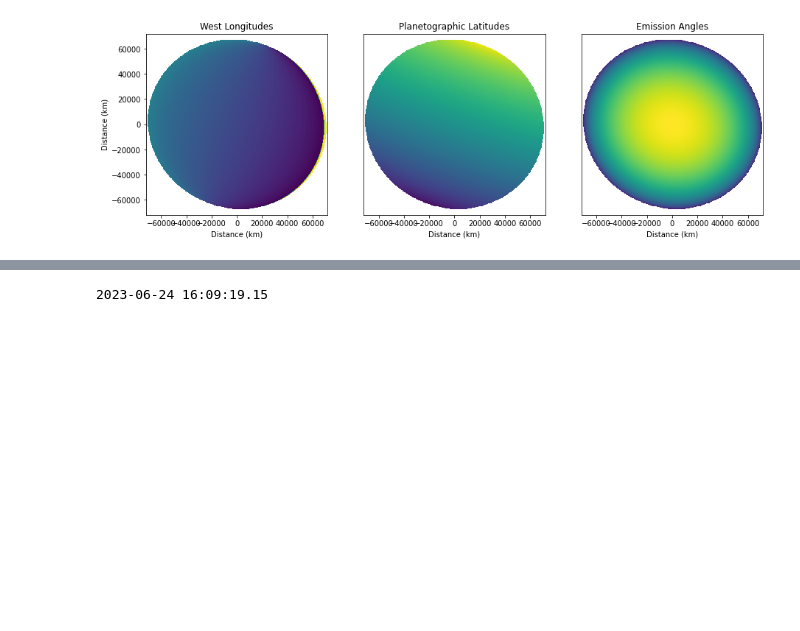
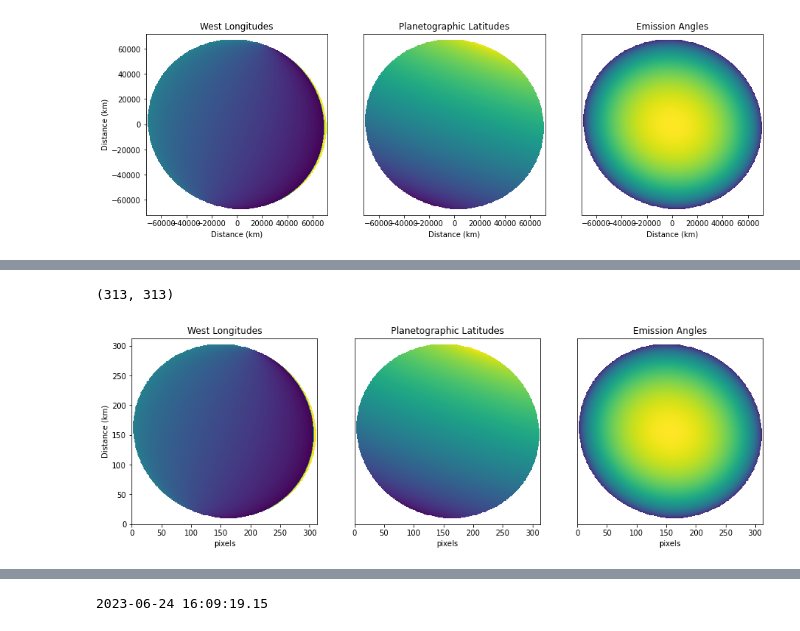
Before and after one commit to dahlek/spextraction, a Jupyter notebook: spextraction.ipynb, the cells around one changed output, grey strips where cells are left out. Saved outputs shown, nothing was run; the diff lists cells and outputs as text; code cells hidden in the pictures; blank space fills up the shorter version.

```diff
--- a/spextraction.ipynb
+++ b/spextraction.ipynb
@@ -165,0 +243,28 @@ plt.close()
+# %%
+shape = ellipsoid.lon_w.shape
+print(shape)
+
+extent = (0, shape[0], 0, shape[1])
+fig, (ax0, ax1, ax2) = plt.subplots(1,3, figsize = (15, 6))
+
+im0 = ax0.imshow(ellipsoid.lon_w, origin = 'lower', extent=extent)
+ax0.set_title('West Longitudes')
+
+im1 = ax1.imshow(ellipsoid.lat_g, origin = 'lower', extent=extent)
+ax1.set_title('Planetographic Latitudes')
+
+im2 = ax2.imshow(ellipsoid.mu, origin = 'lower', extent=extent)
+ax2.set_title('Emission Angles')
+
+ax0.set_ylabel('Distance (km)')
+ax1.set_yticks([])
+ax2.set_yticks([])
+
+for ax in [ax0, ax1, ax2]:
+    ax.set_xlabel('pixels')
+
+plt.show()
+plt.close()
+# %% [output]
+(313, 313)
+[figure, added]
```
Also changed, not shown: parts of 13 cells of this notebook.
